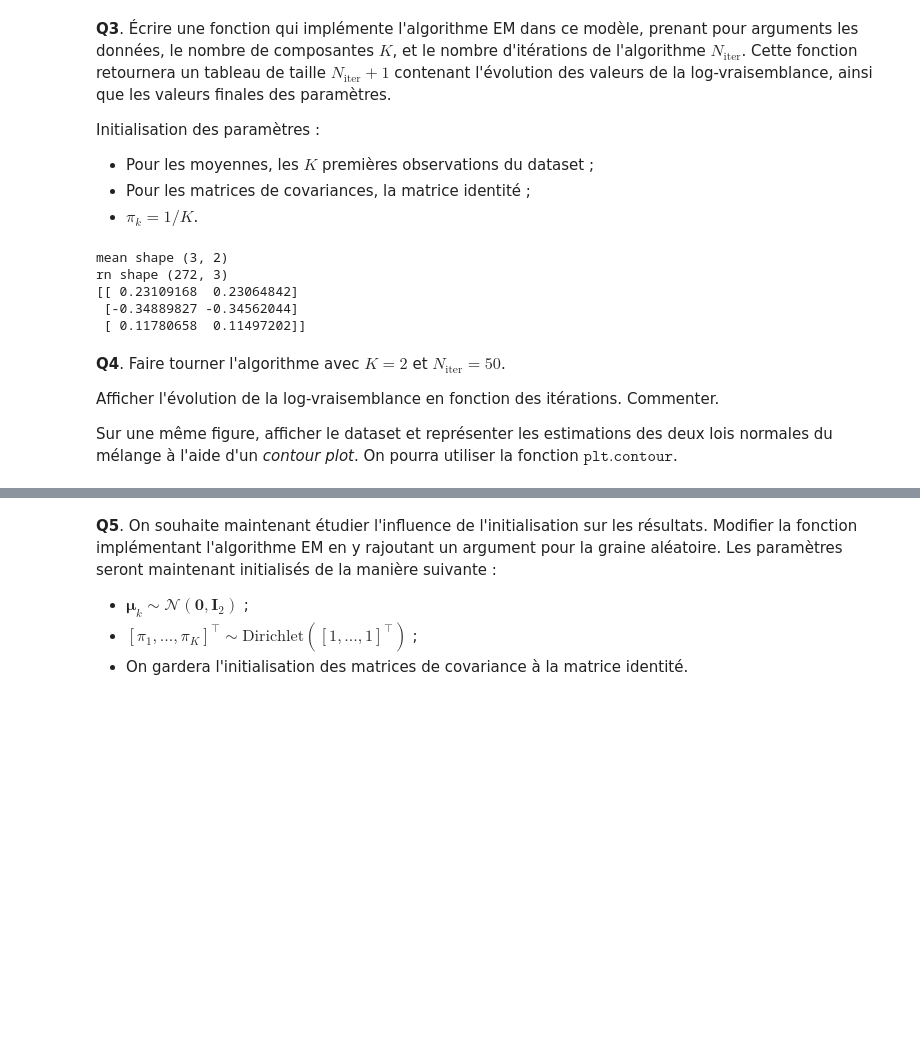
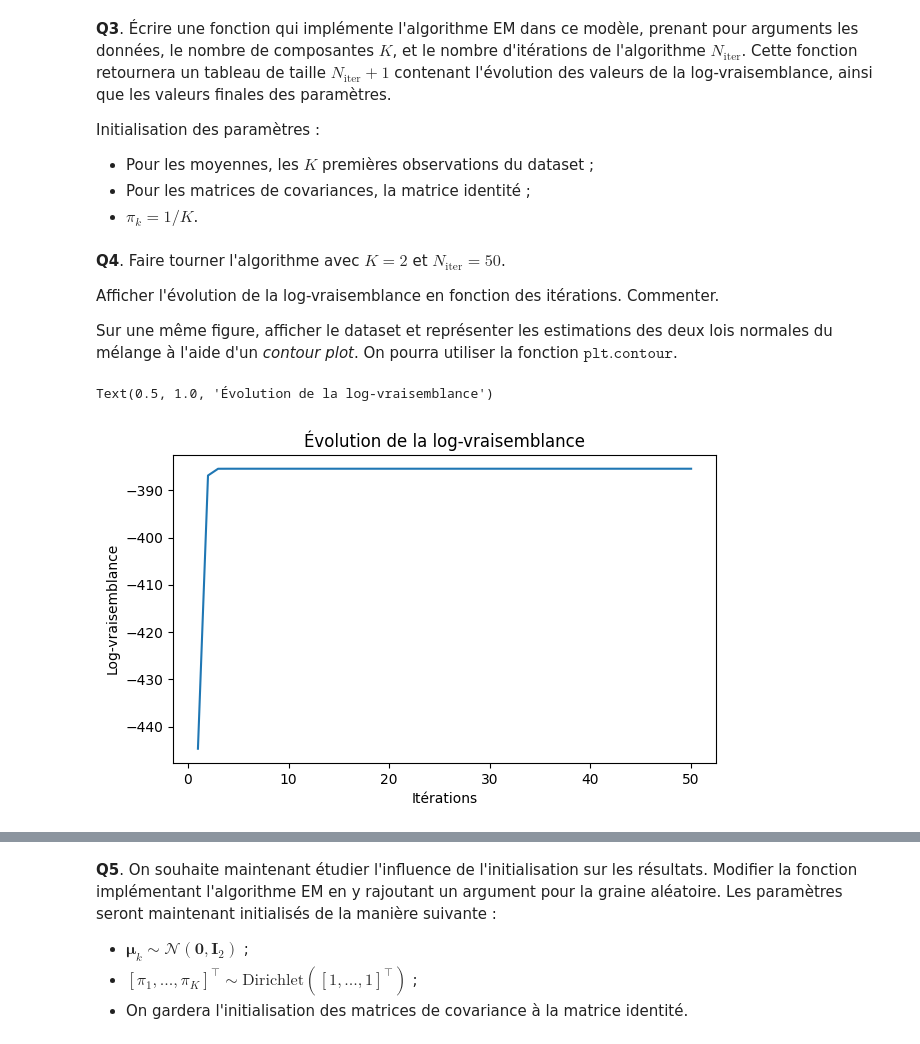
Before and after one commit to jeremdesno/python_sdia, a Jupyter notebook: Estim_stat/tp1_em.ipynb, the cells around one changed output, grey strips where cells are left out. Saved outputs shown, nothing was run; the diff lists cells and outputs as text; code cells hidden in the pictures; blank space fills up the shorter version.

```diff
--- a/Estim_stat/tp1_em.ipynb
+++ b/Estim_stat/tp1_em.ipynb
@@ -83,0 +90,5 @@ log_likelihood(X_scaled, mean=mean, cov=cov, pk=pk)
+# %%
+cov = np.eye(D)
+mean = [random.uniform(-2, 2), random.uniform(-2, 2)]
+
+log_likelihood(X_scaled, mean=mean, cov=cov, pk=1)
@@ -91,14 +104,14 @@ Initialisation des paramètres :
 # %%
 def EM_algorithm_v1(X, K, Niter):
     N, D = X.shape
-
     # Initialize parameters
 
     # # # # # # # # #
     mean = X.iloc[:K].values
-    print(f"mean shape {mean.shape}")
-    cov = [ np.eye(D) for _ in range (K)]
+    cov = np.array([ np.eye(D) for _ in range (K)])
     pk = [1/K for i in range (K)]
+
+    Log_vraisemblance = np.zeros(Niter)
     # # # # # # # # #
 
     for i in range(0,Niter):
@@ -111,26 +124,21 @@ def EM_algorithm_v1(X, K, Niter):
             rn[:,j] = pk[j]*mvn.pdf(X)
 
         # tableau de taille NxK
-        rn = np.array([rn[i]/np.sum(rn[i]) for i in range(N)])
-        print(f"rn shape {rn.shape}")
+        rn = np.array([rn[t]/np.sum(rn[t]) for t in range(N)])
         # # # # # # # # #
 
         # M-STEP
 
         # # # # # # # # #
         # Mean updates
-        mean = np.dot(np.transpose(rn),X)/np.sum(rn)
-        print(mean)
+        mean = np.dot(np.transpose(rn),X)/np.sum(rn, axis=0)[:, np.newaxis]
+        for l in range(K):
+            cov[l] = np.dot(np.transpose(rn[:,l][:, np.newaxis]*X),X)/np.sum(rn[:,l])
+            cov[l] = cov[l] - mean[l][:, np.newaxis]*np.transpose(mean[l][:, np.newaxis])
+        pk = np.mean(rn, axis=0)
+        Log_vraisemblance[i] = log_likelihood(X, mean, cov, pk)
         # # # # # # # # #
-    return None
+    return Log_vraisemblance, mean, cov, pk
-# %%
-EM_algorithm_v1(X_scaled, 3, 1)
-# %% [output]
-mean shape (3, 2)
-rn shape (272, 3)
-[[ 0.23109168  0.23064842]
- [-0.34889827 -0.34562044]
- [ 0.11780658  0.11497202]]
 # %% [markdown]
 **Q4**. Faire tourner l'algorithme avec $K = 2$ et $N_{\text{iter}} = 50$.
 
@@ -140,7 +148,13 @@ Sur une même figure, afficher le dataset et représenter les estimations des de
 # %%
 K = 2
 Niter = 50
 
-# # # # # # # # #
-# YOUR CODE HERE #
-# # # # # # # # #
+Log_vraisemblance, mean, cov, pk = EM_algorithm_v1(X_scaled, K, Niter)
+plt.figure(figsize=(7, 4))
+plt.plot(np.arange(1, Niter + 1), Log_vraisemblance)
+plt.xlabel("Itérations")
+plt.ylabel("Log-vraisemblance")
+plt.title("Évolution de la log-vraisemblance")
+# %% [output]
+Text(0.5, 1.0, 'Évolution de la log-vraisemblance')
+[figure, added]
```
Also changed, not shown: parts of 12 cells of this notebook.
